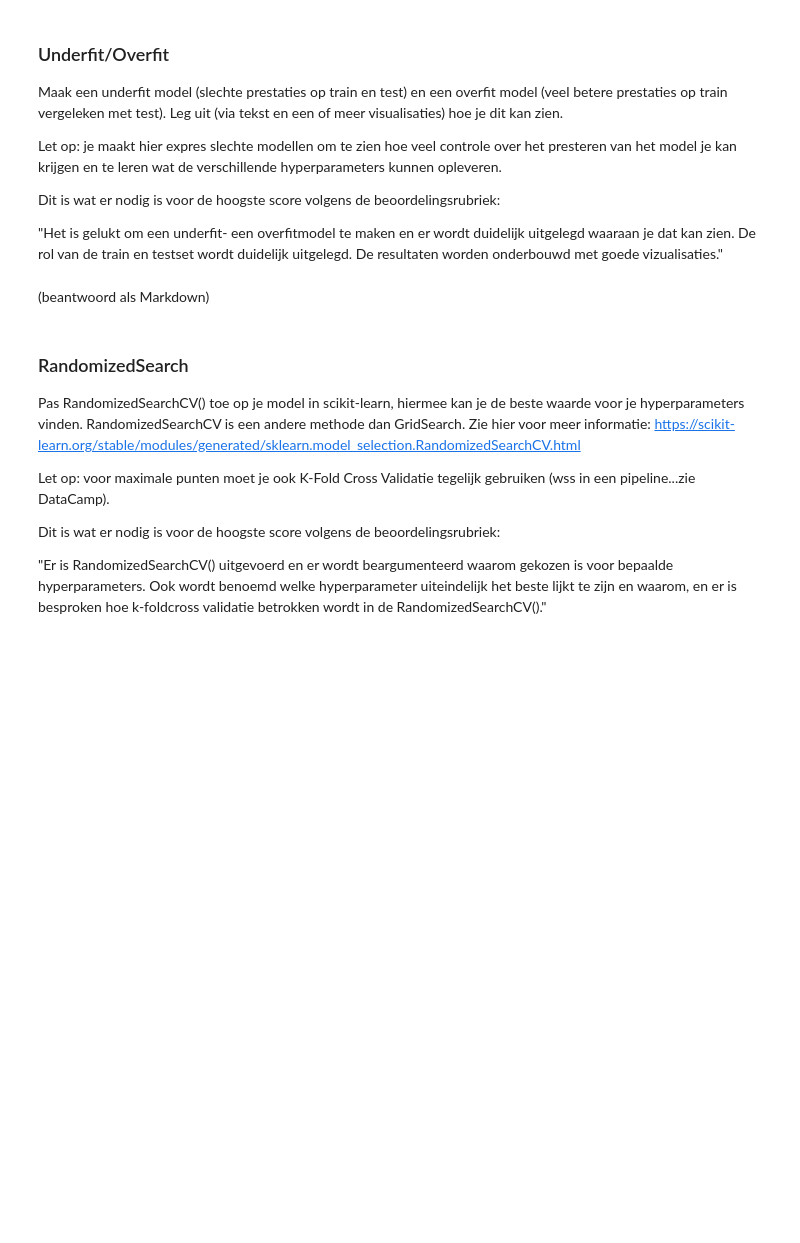
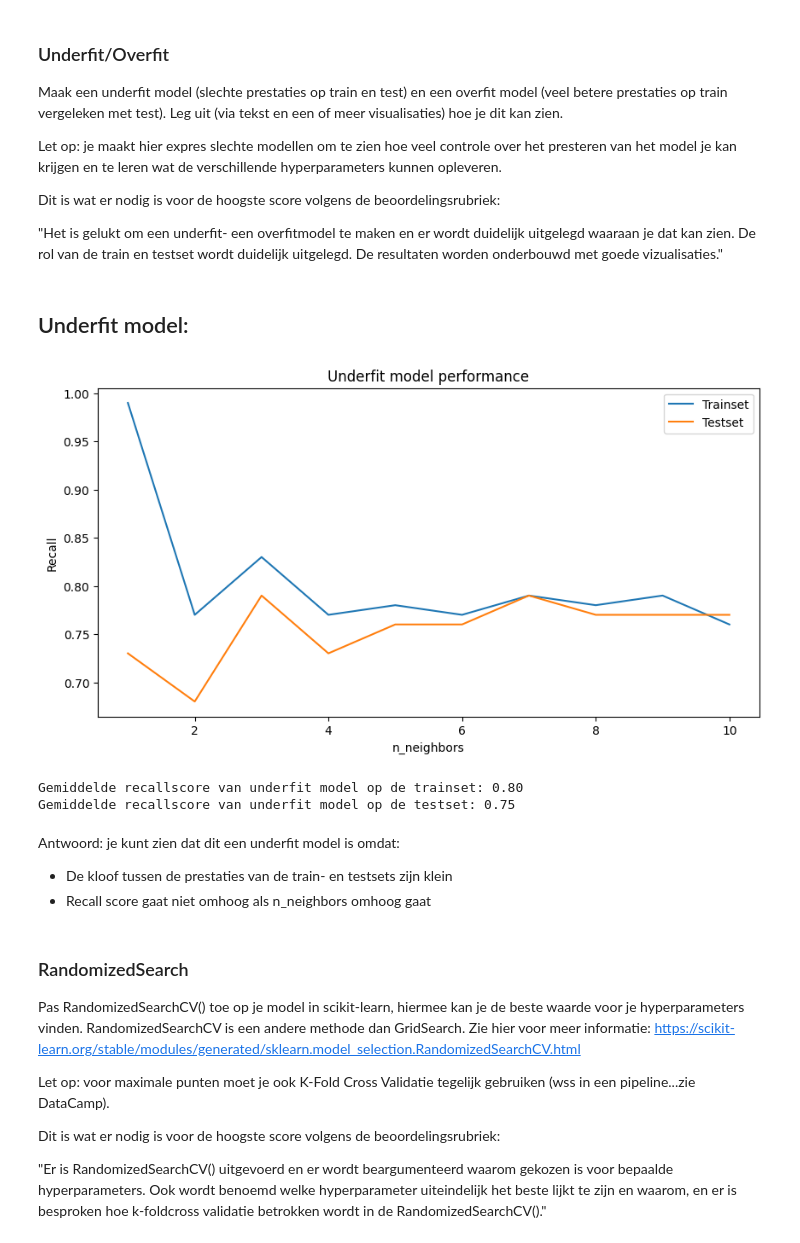
Before and after one commit to yanj27/Smart_Industry, a Jupyter notebook: Data Mining/Opdracht 2/Data Mining - Opdracht 2 (Parameters & Prestatiemetrics).ipynb, the cells around one changed output. Drawn from its saved outputs; the diff is of its cells as text; code cells hidden in the pictures; blank space fills up the shorter version.

Commit message:
Underfit model

```diff
--- a/Data Mining/Opdracht 2/Data Mining - Opdracht 2 (Parameters & Prestatiemetrics).ipynb
+++ b/Data Mining/Opdracht 2/Data Mining - Opdracht 2 (Parameters & Prestatiemetrics).ipynb
@@ -304,10 +304,51 @@ Let op: je maakt hier expres slechte modellen om te zien hoe veel controle over
 Dit is wat er nodig is voor de hoogste score volgens de beoordelingsrubriek:
 
 "Het is gelukt om een underfit- een overfitmodel te maken en er wordt duidelijk uitgelegd waaraan je dat kan zien. De rol van de train en testset wordt duidelijk uitgelegd. De resultaten worden onderbouwd met goede vizualisaties."
+# %% [markdown]
+## Underfit model:
 # %%
-(beantwoord als code)
+# Underfit
+import matplotlib.pyplot as plt
+X_underfit = data[['area_mean']] # Alleen 1 feature
+X_train, X_test, y_train, y_test = train_test_split(X_underfit, y, test_size=0.3)
+# %%
+k_range = range(1, 11)
+underfit_train = []
+underfit_test = []
+for i in k_range:
+    knn_underfit = KNeighborsClassifier(n_neighbors=i)
+    knn_underfit.fit(X_train, y_train)
+    # Trainset
+    y_pred = knn_underfit.predict(X_train)
+    recall = recall_score(y_train, y_pred)
+    underfit_train.append(np.round(recall, 2))
+    # Testset
+    y_pred = knn_underfit.predict(X_test)
+    recall = recall_score(y_test, y_pred)
+    underfit_test.append(np.round(recall, 2))
+
+
+
+plt.figure(figsize=(10, 5))
+plt.plot(k_range, underfit_train, label='Trainset')
+plt.plot(k_range, underfit_test, label='Testset')
+plt.xlabel("n_neighbors")
+plt.ylabel("Recall")
+plt.legend()
+plt.title("Underfit model performance")
+plt.show()
+# %% [output]
+[figure, added]
+# %%
+print(f'Gemiddelde recallscore van underfit model op de trainset: {np.mean(underfit_train):.2f}')
+print(f'Gemiddelde recallscore van underfit model op de testset: {np.mean(underfit_test):.2f}')
+# %% [output]
+Gemiddelde recallscore van underfit model op de trainset: 0.80
+Gemiddelde recallscore van underfit model op de testset: 0.75
 # %% [markdown]
-(beantwoord als Markdown)
+Antwoord: je kunt zien dat dit een underfit model is omdat:
+* De kloof tussen de prestaties van de train- en testsets zijn klein
+* Recall score gaat niet omhoog als n_neighbors omhoog gaat
 # %% [markdown]
 ### RandomizedSearch
 
```
Also changed, not shown: parts of 1 cell of this notebook.
